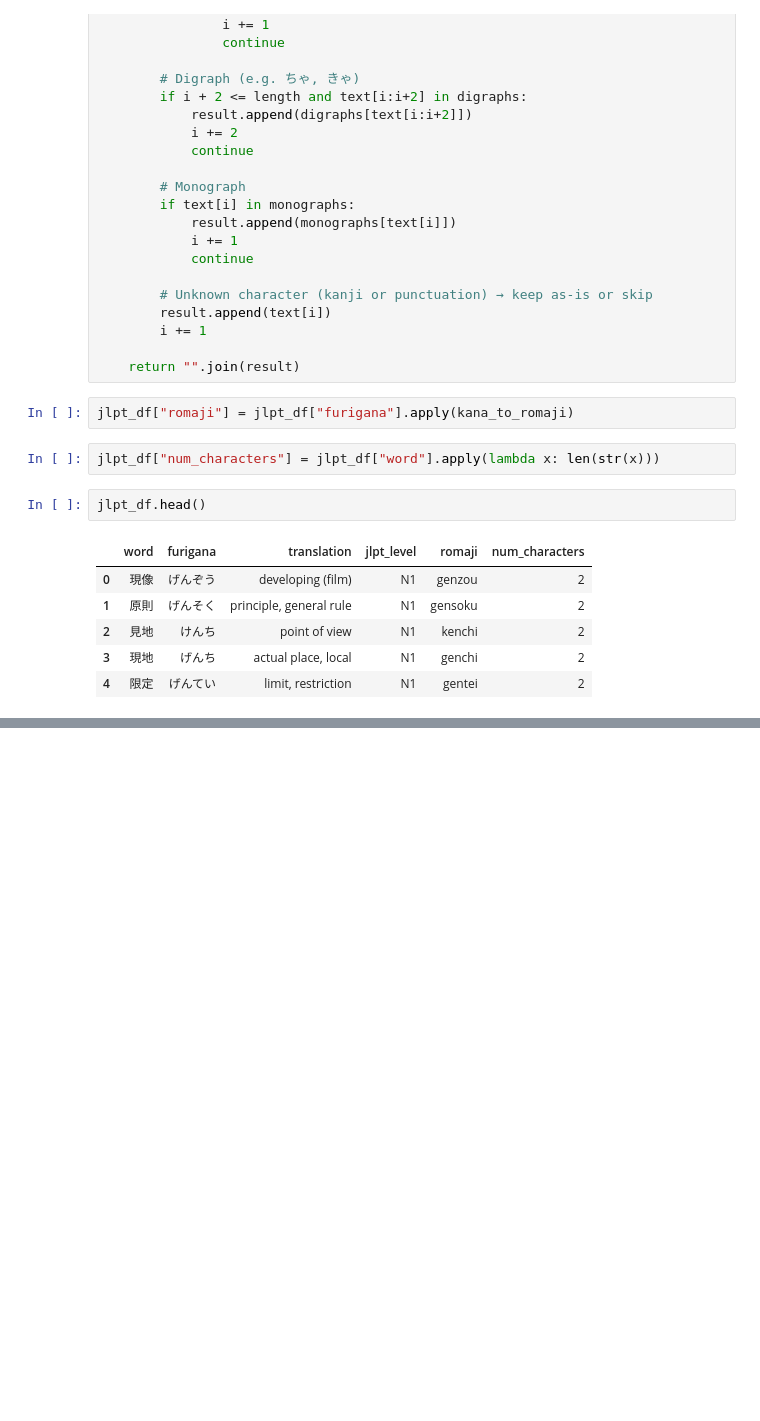
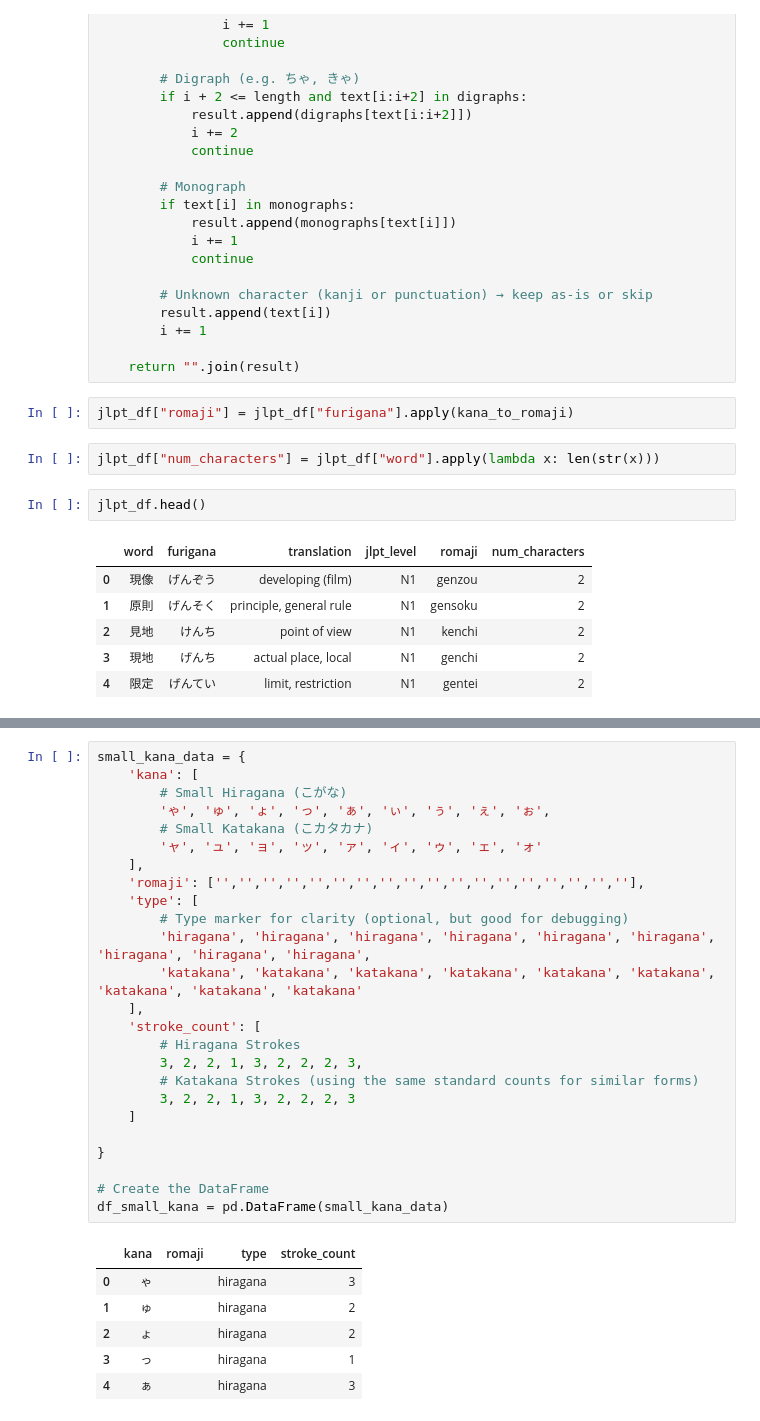
Before and after one commit to naeron75/basic-japanese-learning, a Jupyter notebook: exploration.ipynb, the cells around one changed output, grey strips where cells are left out. Drawn from its saved outputs; the diff is of its cells as text; blank space fills up the shorter version.

```diff
--- a/exploration.ipynb
+++ b/exploration.ipynb
@@ -234,0 +175,32 @@ kanji_df['on_readings'] = kanji_df['kanji'].apply(get_kanji_on_readings)
+# %%
+small_kana_data = {
+    'kana': [
+        # Small Hiragana (こがな)
+        'ゃ', 'ゅ', 'ょ', 'っ', 'ぁ', 'ぃ', 'ぅ', 'ぇ', 'ぉ',
+        # Small Katakana (こカタカナ)
+        'ャ', 'ュ', 'ョ', 'ッ', 'ァ', 'ィ', 'ゥ', 'ェ', 'ォ'
+    ],
+    'romaji': ['','','','','','','','','','','','','','','','','',''],
+    'type': [
+        # Type marker for clarity (optional, but good for debugging)
+        'hiragana', 'hiragana', 'hiragana', 'hiragana', 'hiragana', 'hiragana', 'hiragana', 'hiragana', 'hiragana',
+        'katakana', 'katakana', 'katakana', 'katakana', 'katakana', 'katakana', 'katakana', 'katakana', 'katakana'
+    ],
+    'stroke_count': [
+        # Hiragana Strokes
+        3, 2, 2, 1, 3, 2, 2, 2, 3,
+        # Katakana Strokes (using the same standard counts for similar forms)
+        3, 2, 2, 1, 3, 2, 2, 2, 3
+    ]
+
+}
+
+# Create the DataFrame
+df_small_kana = pd.DataFrame(small_kana_data)
+# %% [output]
+|  | kana | romaji | type | stroke_count |
+| 0 | ゃ |  | hiragana | 3 |
+| 1 | ゅ |  | hiragana | 2 |
+| 2 | ょ |  | hiragana | 2 |
+| 3 | っ |  | hiragana | 1 |
+| 4 | ぁ |  | hiragana | 3 |
```
Also changed, not shown: parts of 27 cells of this notebook, 4 other files.
